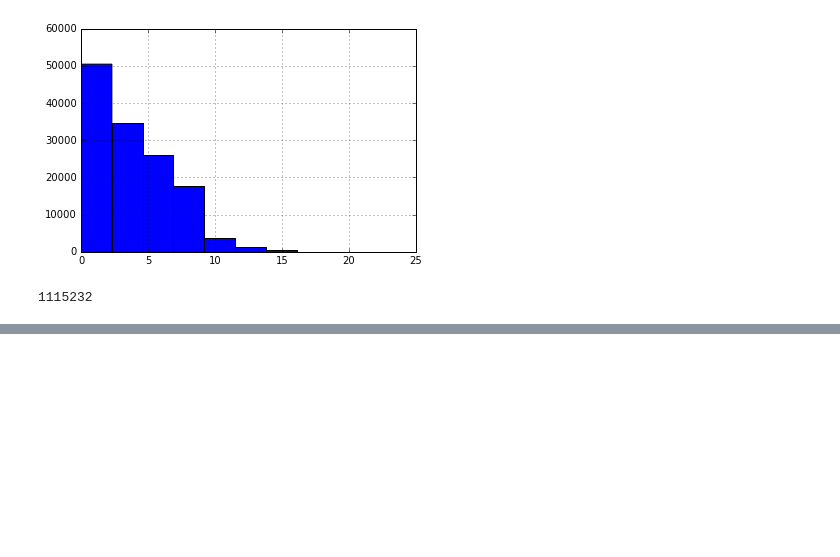
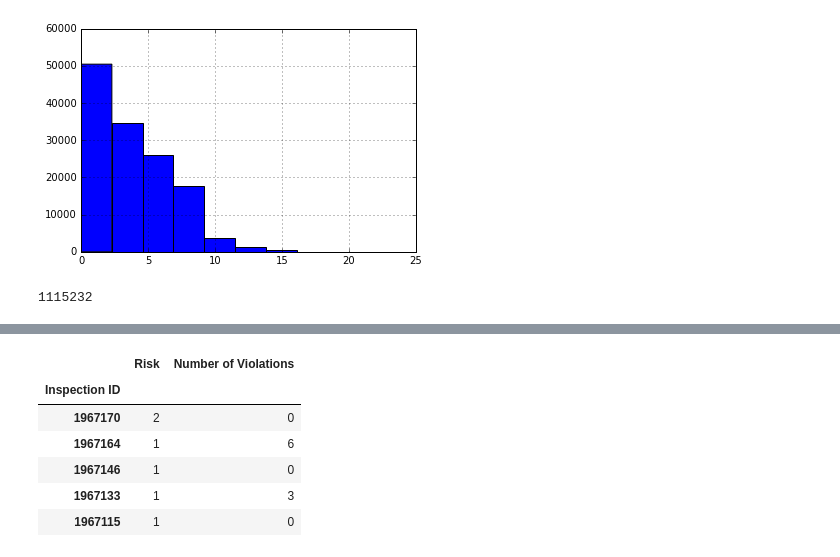
Before and after one commit to thewassermann/inspection_project, a Jupyter notebook: Exploratory Book Gil.ipynb, the cells around one changed output, grey strips where cells are left out. Cells and saved outputs as stored; diff of their text form; code cells hidden in the pictures; blank space fills up the shorter version.

```diff
--- a/Exploratory Book Gil.ipynb
+++ b/Exploratory Book Gil.ipynb
@@ -137,0 +140,12 @@ data_FI[data_FI['Inspection ID'] == no_viols_df.idxmax()]
+# %%
+def risk_hash(x):
+    if x == 'All':
+        # catchall
+        return -1
+    elif pd.isnull(x):
+        return 0
+    else:
+        return int(x.split(' ')[1])
+
+riskhash = data_FI['Risk'].apply(lambda x: risk_hash(x))
+riskhash.index = data_FI['Inspection ID']
@@ -137,0 +184,12 @@ data_FI[data_FI['Inspection ID'] == no_viols_df.idxmax()]
+# %%
+risk_viol_df = pd.DataFrame([riskhash, no_viols_df]).transpose()
+# %%
+risk_viol_df.head()
+# %% [output]
+|  | Risk | Number of Violations |
+| Inspection ID |  |  |
+| 1967170 | 2 | 0 |
+| 1967164 | 1 | 6 |
+| 1967146 | 1 | 0 |
+| 1967133 | 1 | 3 |
+| 1967115 | 1 | 0 |
```
Also changed, not shown: parts of 6 cells of this notebook.
